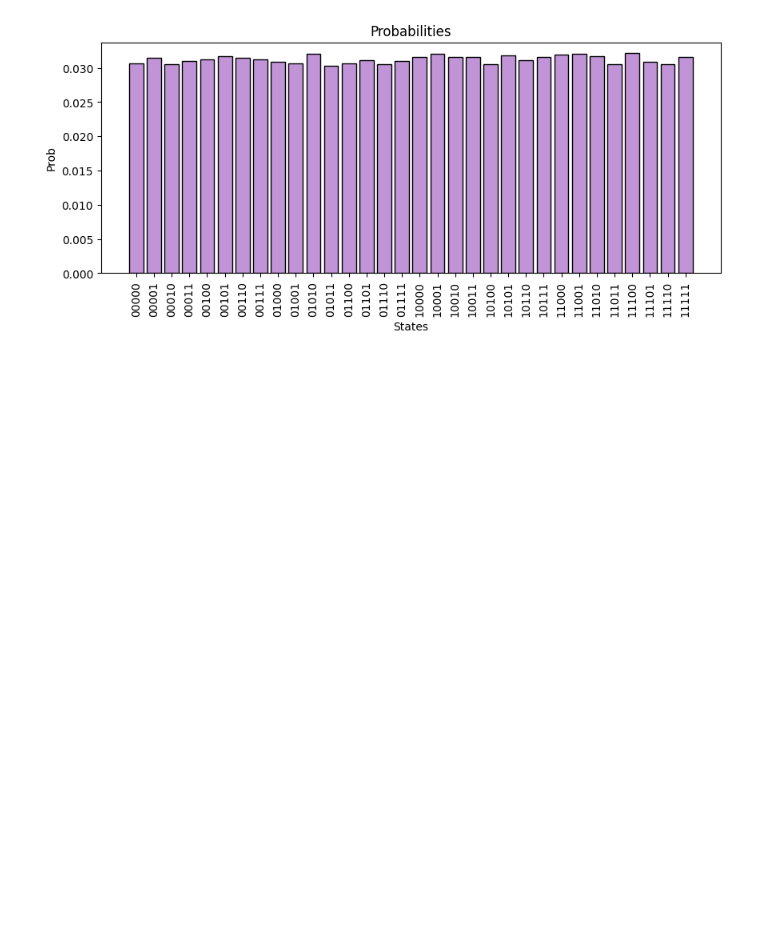
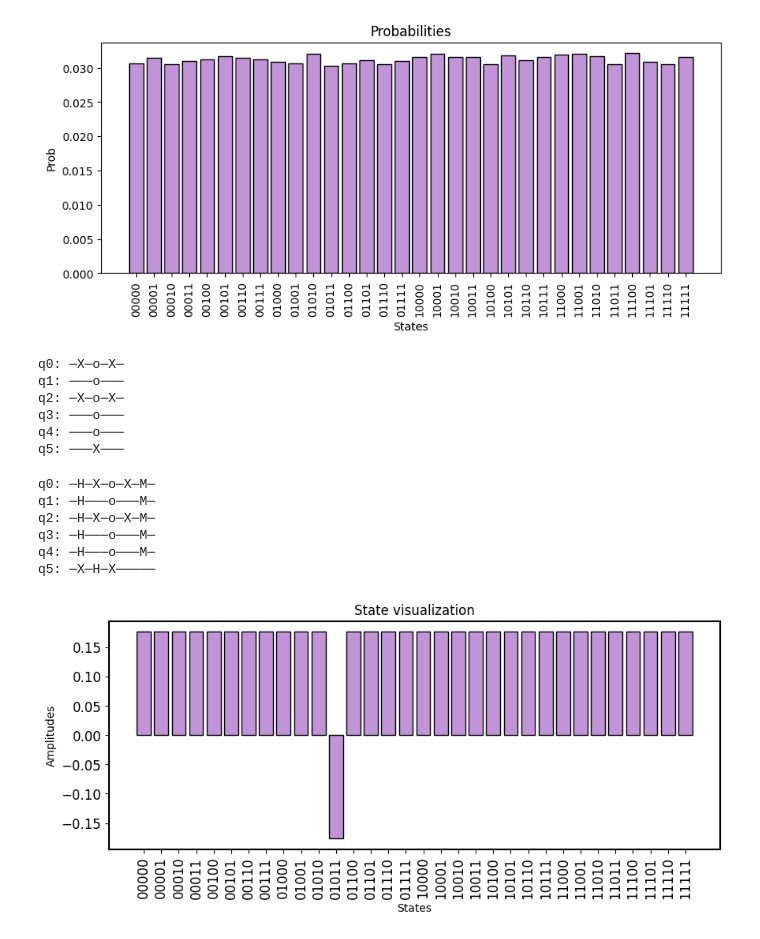
Before and after one commit to gabrielefrn/qc-minicourse, a Jupyter notebook: Grover.ipynb, the cells around one changed output. Drawn from its saved outputs; the diff is of its cells as text; code cells hidden in the pictures; blank space fills up the shorter version.

```diff
--- a/Grover.ipynb
+++ b/Grover.ipynb
@@ -146,7 +146,7 @@ plotscripts.plot_grover_probabilities(c, nshots)
 #define a function which implements the oracle given guilty_index
 
 def build_oracle(guilty_index, n):
-  bitstring = bitstrings(guilty_index)
+  bitstring = bitstrings[guilty_index]
   circuit = Circuit(n+1)
   zeros = []
 
@@ -155,8 +155,33 @@ def build_oracle(guilty_index, n):
       zeros.append(i)
   [circuit.add(gates.X(q) for q in zeros)] #target state acts like 111111
 
-  circuit.add(gates.X(q=n)).controlled_by(*range(n))
+  circuit.add(gates.X(q=n).controlled_by(*range(n)))
 
   [circuit.add(gates.X(q)) for q in zeros]
 
   return circuit
+# %%
+c = build_oracle(guilty_index, n)
+print(c.draw())
+# %% [output]
+q0: ─X─o─X─
+q1: ───o───
+q2: ─X─o─X─
+q3: ───o───
+q4: ───o───
+q5: ───X───
+# %%
+c = build_initial_layer(n) + build_oracle(guilty_index, n) + build_final_layer(n)
+
+print(c.draw())
+# %% [output]
+q0: ─H─X─o─X─M─
+q1: ─H───o───M─
+q2: ─H─X─o─X─M─
+q3: ─H───o───M─
+q4: ─H───o───M─
+q5: ─X─H─X─────
+# %%
+plotscripts.plot_input_register_amplitudes(c().state())
+# %% [output]
+[figure, added]
```
Also changed, not shown: parts of 1 cell of this notebook.
